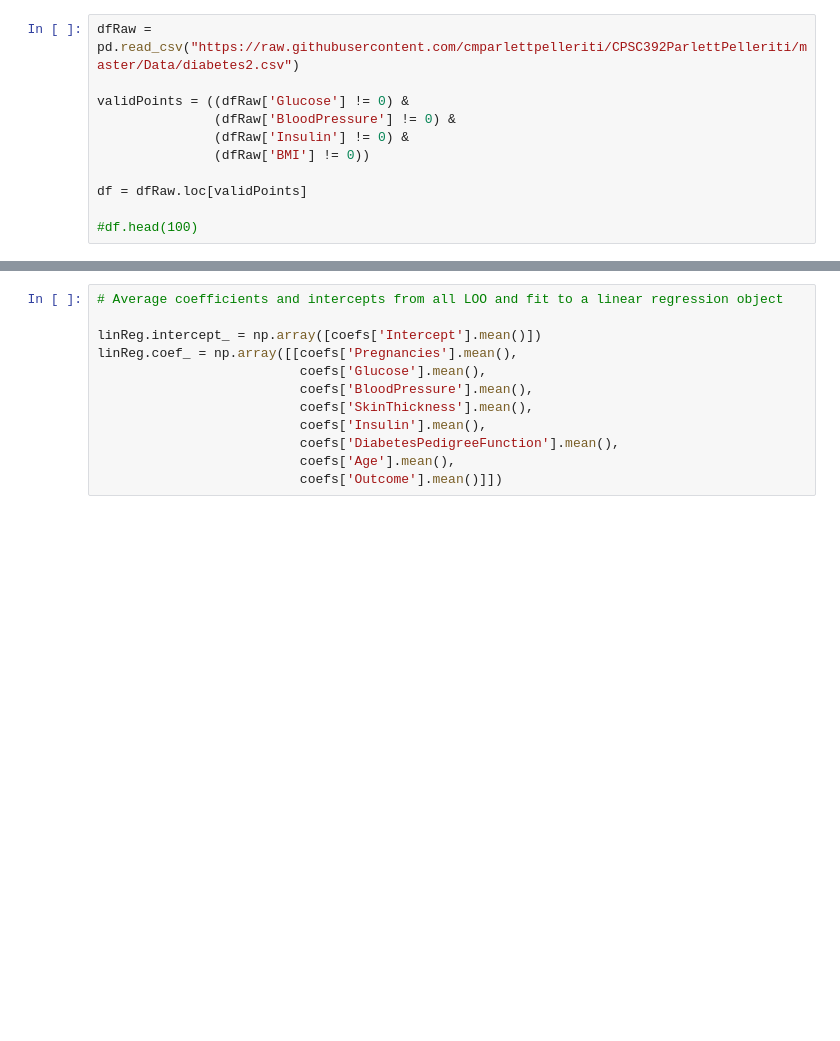
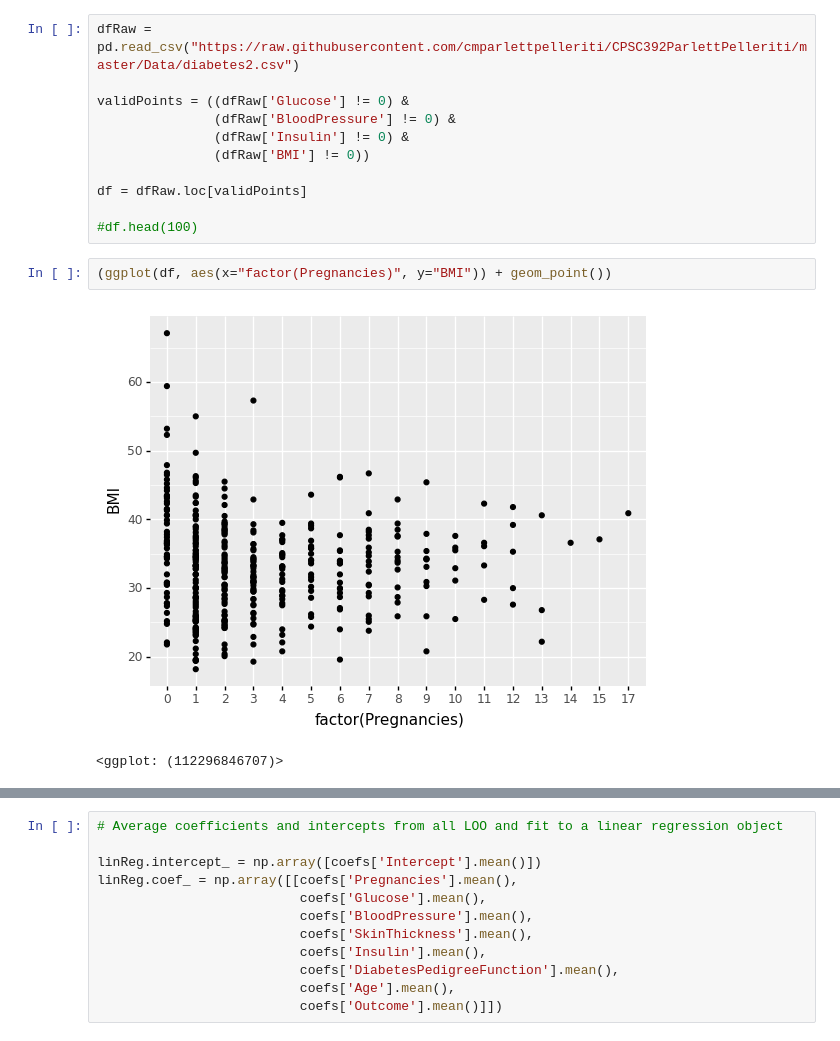
Before and after one commit to danshaub/CPSC392ParlettPelleriti, a Jupyter notebook: ProjectsAndExams/Project1/Project1.ipynb, the cells around one changed output, grey strips where cells are left out. Saved outputs shown, nothing was run; the diff lists cells and outputs as text; blank space fills up the shorter version.

```diff
--- a/ProjectsAndExams/Project1/Project1.ipynb
+++ b/ProjectsAndExams/Project1/Project1.ipynb
@@ -65,3 +67,8 @@ validPoints = ((dfRaw['Glucose'] != 0) &
 df = dfRaw.loc[validPoints]
 
 #df.head(100)
+# %%
+(ggplot(df, aes(x="factor(Pregnancies)", y="BMI")) + geom_point())
+# %% [output]
+[figure, added]
+<ggplot: (112296846707)>
```
Also changed, not shown: parts of 58 cells of this notebook, 4 other files.
